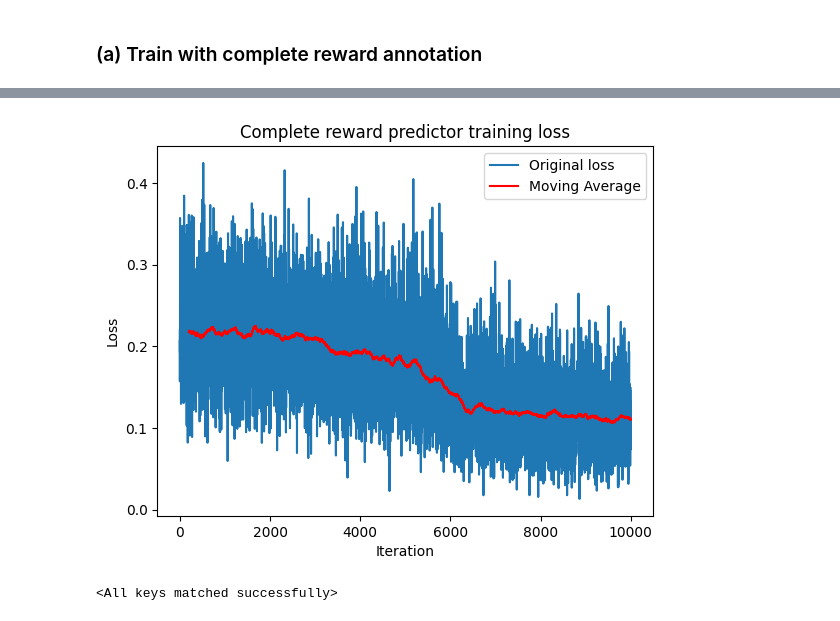
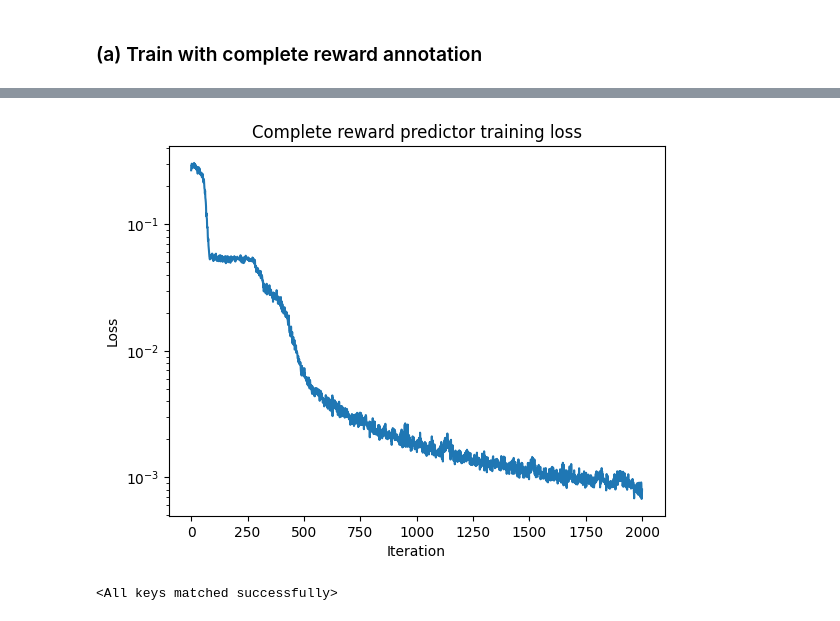
Before and after one commit to thisisWooyeol/clvr_impl_starter, a Jupyter notebook: reward_induced/train_RPM.ipynb, the cells around one changed output, grey strips where cells are left out. Drawn from its saved outputs; the diff is of its cells as text; code cells hidden in the pictures.

Commit message:
feat: trained new RPM model

```diff
--- a/reward_induced/train_RPM.ipynb
+++ b/reward_induced/train_RPM.ipynb
@@ -77,36 +48,37 @@ device = torch.device('cuda' if torch.cuda.is_available() else 'cpu')
 # %%
-def train_RPM(model, dataset, loss_fn, optimizer, device, is_complete=True):
+def train_RPM(model, training_data, device, is_complete=True):
+	loss_fn = nn.MSELoss()
+	optimizer = RAdam(model.parameters(), lr=lr)
+
 	losses = []
 	model.to(device)
 	print(f'[INFO] Training complete reward predictor model on device: {device} ...')
 
 	for itr in trange(n_iter):
-		# always call `gen_trajectory` method regardless of `itr`
-		data = dataset[itr]
-		images = torch.tensor(data.images).to(device)
-		rewards = {k: torch.tensor(v, dtype=torch.float32, device=device) for k, v in data.rewards.items()}
-
 		# considering incomplete reward annotations
 		reward_type_list = random.sample(R_CLASSES_BASE, k=3) if not is_complete else R_CLASSES_BASE
 
+		# get trajectories from MovingSpriteDataset
+		data = next(iter(training_data))
+		frames = data['images'].to(device)
+		rewards = torch.stack([ data['rewards'][r] for r in reward_type_list ]).to(device)
+
 		# predict rewards with RPM
-		pred_rewards = model(
-			frames=images,
+		_, pred_rewards = model(
+			frames=frames,
 			reward_type_list=reward_type_list
 		)
+		pred_rewards = torch.stack([ pred_rewards[r] for r in reward_type_list ])
 
 		# compute loss for each reward type
-		loss = 0
-		for reward_type, pred_reward in pred_rewards.items():
-			reward = rewards[reward_type][-T_future:]
-			loss += loss_fn(pred_reward, reward)
+		loss = loss_fn(pred_rewards, rewards[:, :, -T_future:])
+		losses.append(loss.item())
+
+		if (itr+1) % log_interval == 0:
+			print(f'[{itr+1} / {n_iter}] RPM loss: {loss.item()}')
 
 		optimizer.zero_grad()
 		loss.backward()
 		optimizer.step()
 
-		losses.append(loss.item())
-		if (itr+1) % log_interval == 0:
-			print(f'[{itr+1} / {n_iter}] RPM loss: {loss.item()}')
-
 	return losses
@@ -123,4 +89,4 @@ optimizer = RAdam(model.parameters(), lr=lr)
 # %%
-losses_complete_reward = train_RPM(model, dataset, loss_fn, optimizer, device, is_complete=True)
+losses_complete_reward = train_RPM(model, training_data, device, is_complete=True)
 # %% [output]
 [INFO] Training complete reward predictor model on device: cuda ...
@@ -137,16 +103,12 @@ losses_complete_reward = train_RPM(model, dataset, loss_fn, optimizer, device, i
 # %%
 # Visualize the losses
-window_size = 200
-ma_losses = moving_average(losses_complete_reward, window_size)
-
-plt.plot(losses_complete_reward, label='Original loss')
-plt.plot(np.arange(window_size-1, len(ma_losses)+window_size-1), ma_losses, label='Moving Average', color='red')
+plt.plot(losses_complete_reward)
 
 plt.xlabel('Iteration')
 plt.ylabel('Loss')
+plt.yscale('log')
 plt.title('Complete reward predictor training loss')
-plt.legend()
 plt.show()
 # %% [output]
-[figure, old version]
+[figure, new version]
 # %%
```
Also changed, not shown: parts of 19 cells of this notebook, 4 other files.
